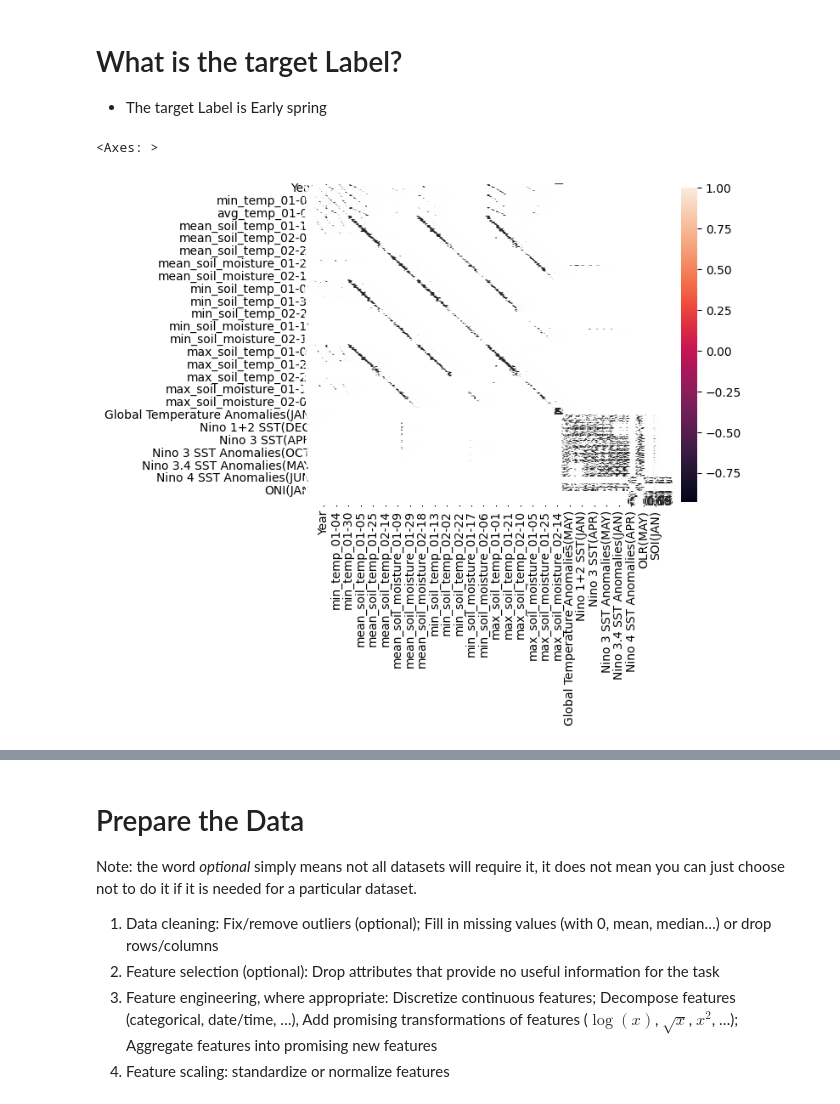
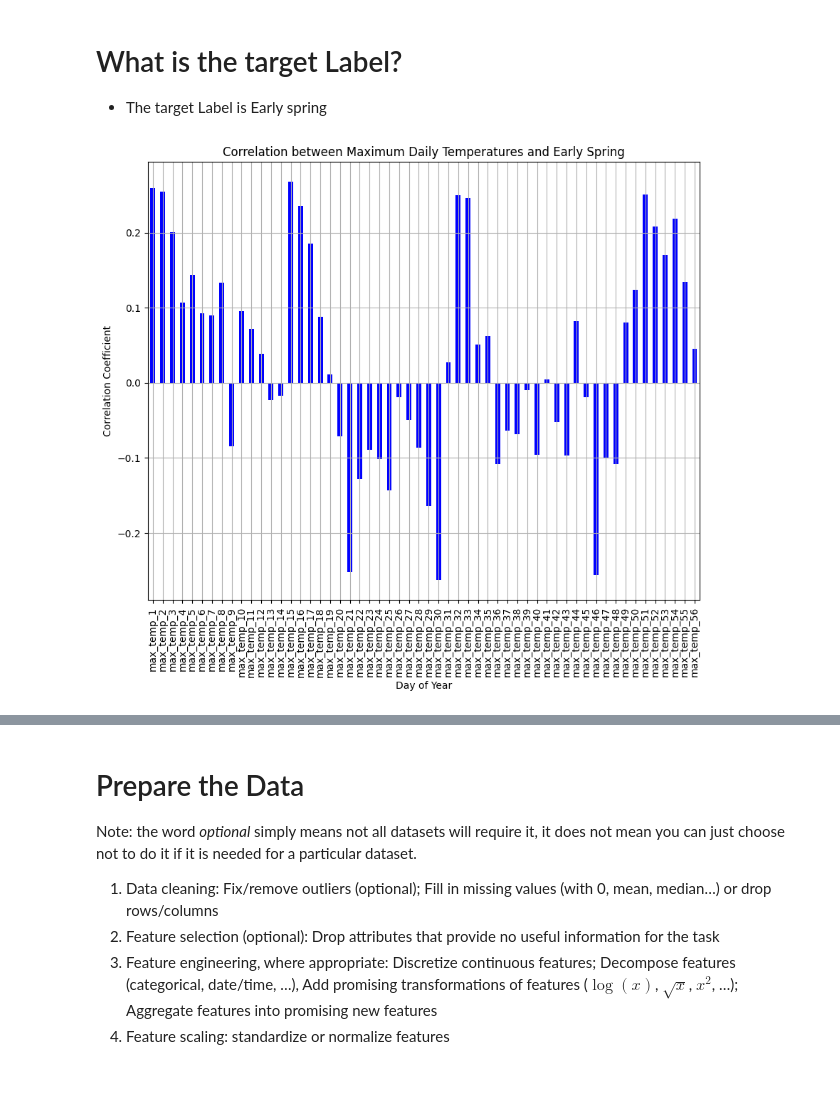
Before and after one commit to jyounes23/Project1CSCI296, a Jupyter notebook: Early Spring.ipynb, the cells around one changed output, grey strips where cells are left out. Saved outputs shown, nothing was run; the diff lists cells and outputs as text; code cells hidden in the pictures.

Commit message:
finsed explored the data

```diff
--- a/Early Spring.ipynb
+++ b/Early Spring.ipynb
@@ -527,12 +511,25 @@ memory usage: 427.7+ KB
 # What is the target Label?
 
 - The target Label is Early spring
-# %%
-filter_data = df.select_dtypes(include=['int64', 'float64'])
-
-
-corr_matrix = filter_data.corr()
-sns.heatmap(corr_matrix, annot=True)
-# %% [output]
-<Axes: >
-[figure, removed]
+# %%
+import pandas as pd
+import seaborn as sns
+import matplotlib.pyplot as plt
+
+# Load the merged data
+df_corr = pd.read_csv("PD_MergeData.csv")
+
+# Filter columns for max temperatures across days and correlate with Early Spring
+max_temp_cols = [col for col in df_corr.columns if 'max_temp' in col]
+correlations_max_temp = df_corr[max_temp_cols + ['early_spring']].corr()['early_spring'].drop('early_spring')
+
+# Plot the correlations
+plt.figure(figsize=(10, 8))
+correlations_max_temp.plot(kind='bar', color='blue')
+plt.title('Correlation between Maximum Daily Temperatures and Early Spring')
+plt.xlabel('Day of Year')
+plt.ylabel('Correlation Coefficient')
+plt.grid(True)
+plt.show()
+# %% [output]
+[figure, added]
```
Also changed, not shown: parts of 21 cells of this notebook.
